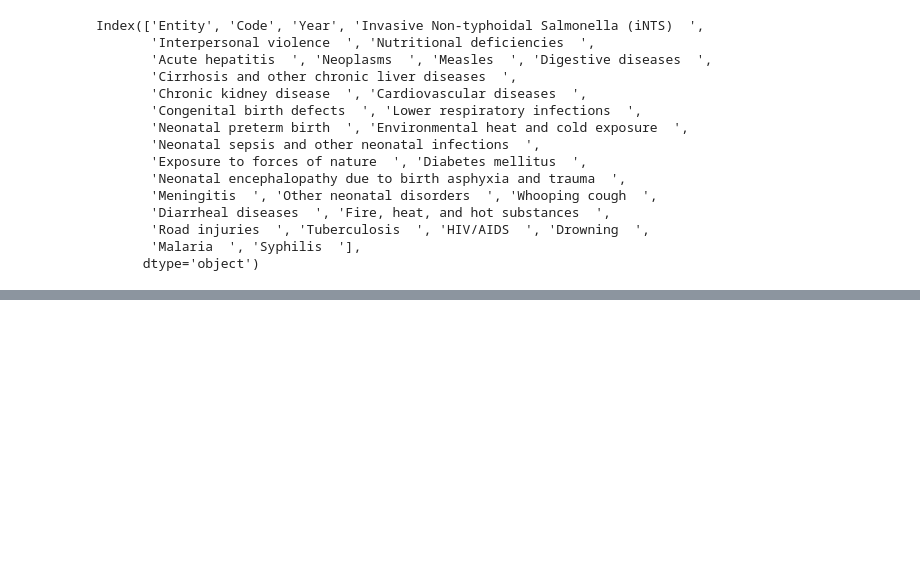
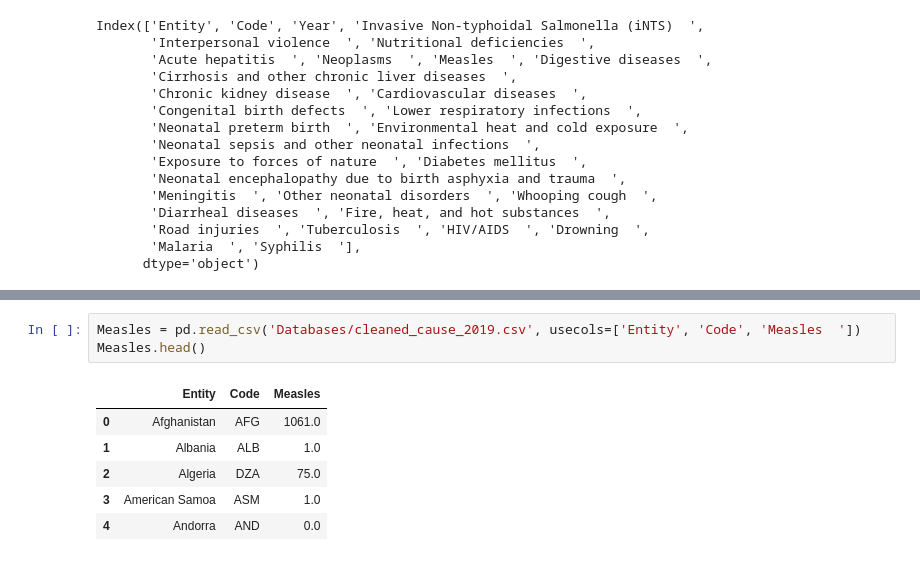
Before and after one commit to shinzou23/DATA100-Final-Project, a Jupyter notebook: DATA100_Final_Project_Group_3.ipynb, the cells around one changed output, grey strips where cells are left out. Drawn from its saved outputs; the diff is of its cells as text; blank space fills up the shorter version.

```diff
--- a/DATA100_Final_Project_Group_3.ipynb
+++ b/DATA100_Final_Project_Group_3.ipynb
@@ -631,0 +658,10 @@ Accidents
+# %%
+Measles = pd.read_csv('Databases/cleaned_cause_2019.csv', usecols=['Entity', 'Code', 'Measles  '])
+Measles.head()
+# %% [output]
+|  | Entity | Code | Measles |
+| 0 | Afghanistan | AFG | 1061.0 |
+| 1 | Albania | ALB | 1.0 |
+| 2 | Algeria | DZA | 75.0 |
+| 3 | American Samoa | ASM | 1.0 |
+| 4 | Andorra | AND | 0.0 |
```
Also changed, not shown: parts of 6 cells of this notebook.
